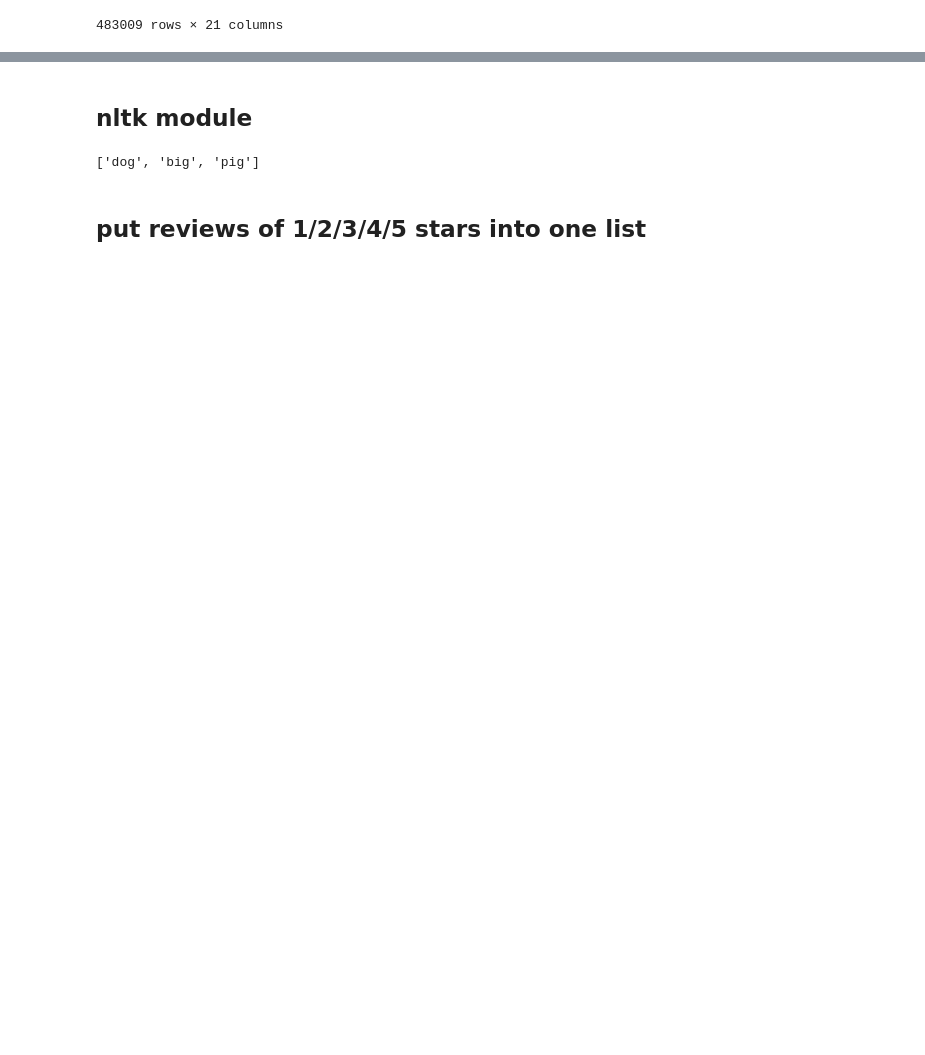
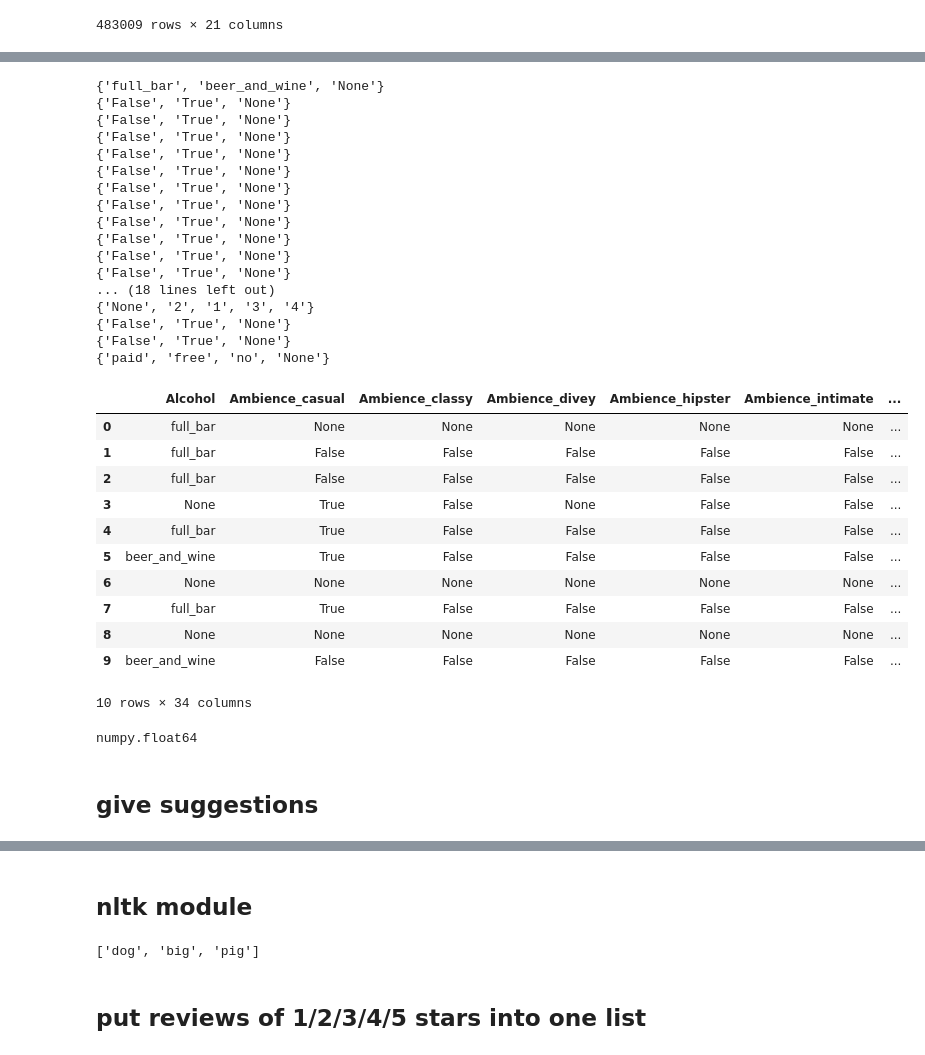
Before and after one commit to clarefrost/628-module-3, a Jupyter notebook: 628 module 3.ipynb, the cells around one changed output, grey strips where cells are left out. Saved outputs shown, nothing was run; the diff lists cells and outputs as text; code cells hidden in the pictures; blank space fills up the shorter version.

```diff
--- a/628 module 3.ipynb
+++ b/628 module 3.ipynb
@@ -195,0 +283,40 @@ len(business_review_user)
+# %%
+attr = pd.read_csv('./attr_keep.csv')
+
+attr=attr.replace(to_replace=r"u\'(.*?)\'",value=r"\1",regex=True)
+attr=attr.replace(to_replace=r"\'",value=r"",regex=True)
+attr=attr.fillna("None").astype('str')
+attr=attr.replace(to_replace=r"none",value=r"None",regex=True)
+for i in attr.columns:
+    print(set(attr[i]))
+attr.head(10)
+# %% [output]
+{'full_bar', 'beer_and_wine', 'None'}
+{'False', 'True', 'None'}
+{'False', 'True', 'None'}
+{'False', 'True', 'None'}
+{'False', 'True', 'None'}
+{'False', 'True', 'None'}
+{'False', 'True', 'None'}
+{'False', 'True', 'None'}
+{'False', 'True', 'None'}
+{'False', 'True', 'None'}
+{'False', 'True', 'None'}
+{'False', 'True', 'None'}
+... (18 lines left out)
+{'None', '2', '1', '3', '4'}
+{'False', 'True', 'None'}
+{'False', 'True', 'None'}
+{'paid', 'free', 'no', 'None'}
+|  | Alcohol | Ambience_casual | Ambience_classy | Ambience_divey | Ambience_hipster | Ambience_intimate | ... |
+| 0 | full_bar | None | None | None | None | None | ... |
+| 1 | full_bar | False | False | False | False | False | ... |
+| 2 | full_bar | False | False | False | False | False | ... |
+| 3 | None | True | False | None | False | False | ... |
+| 4 | full_bar | True | False | False | False | False | ... |
+| 5 | beer_and_wine | True | False | False | False | False | ... |
+| 6 | None | None | None | None | None | None | ... |
+| 7 | full_bar | True | False | False | False | False | ... |
+| 8 | None | None | None | None | None | None | ... |
+| 9 | beer_and_wine | False | False | False | False | False | ... |
+10 rows × 34 columns
@@ -195,0 +326,4 @@ len(business_review_user)
+# %%
+type(attr["stars_business"][1])
+# %% [output]
+numpy.float64
@@ -195,0 +332,2 @@ len(business_review_user)
+# %% [markdown]
+## give suggestions
```
Also changed, not shown: parts of 18 cells of this notebook.
